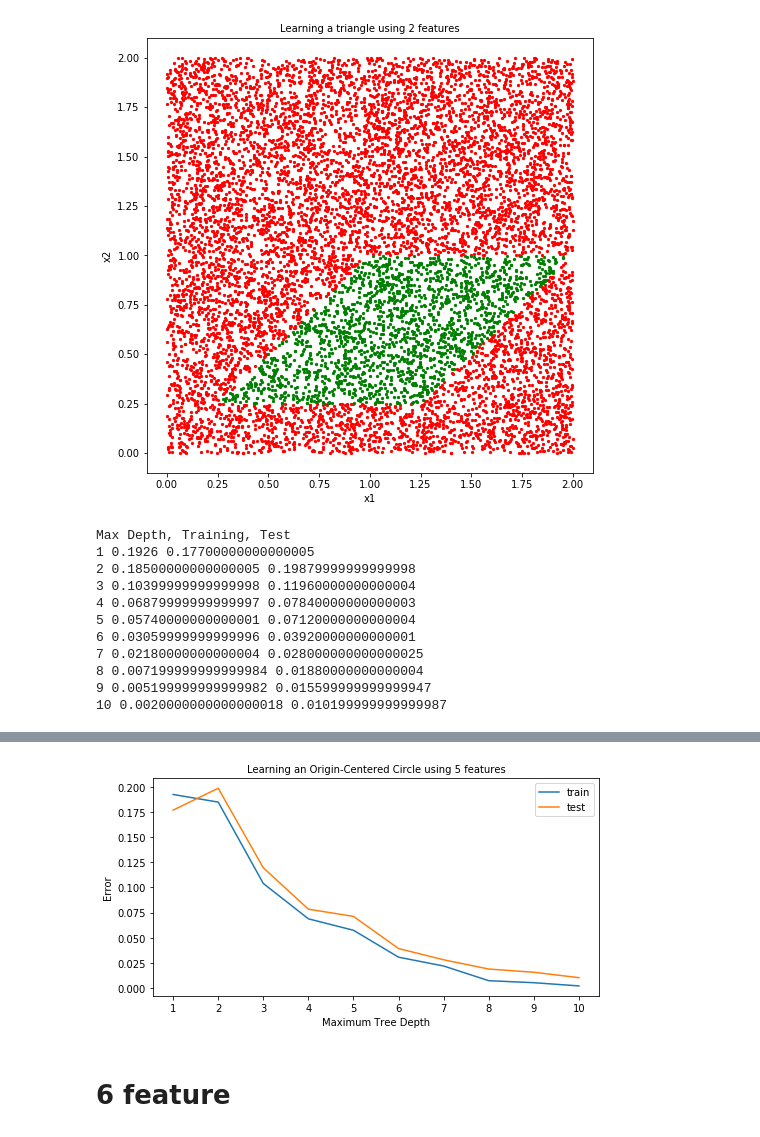
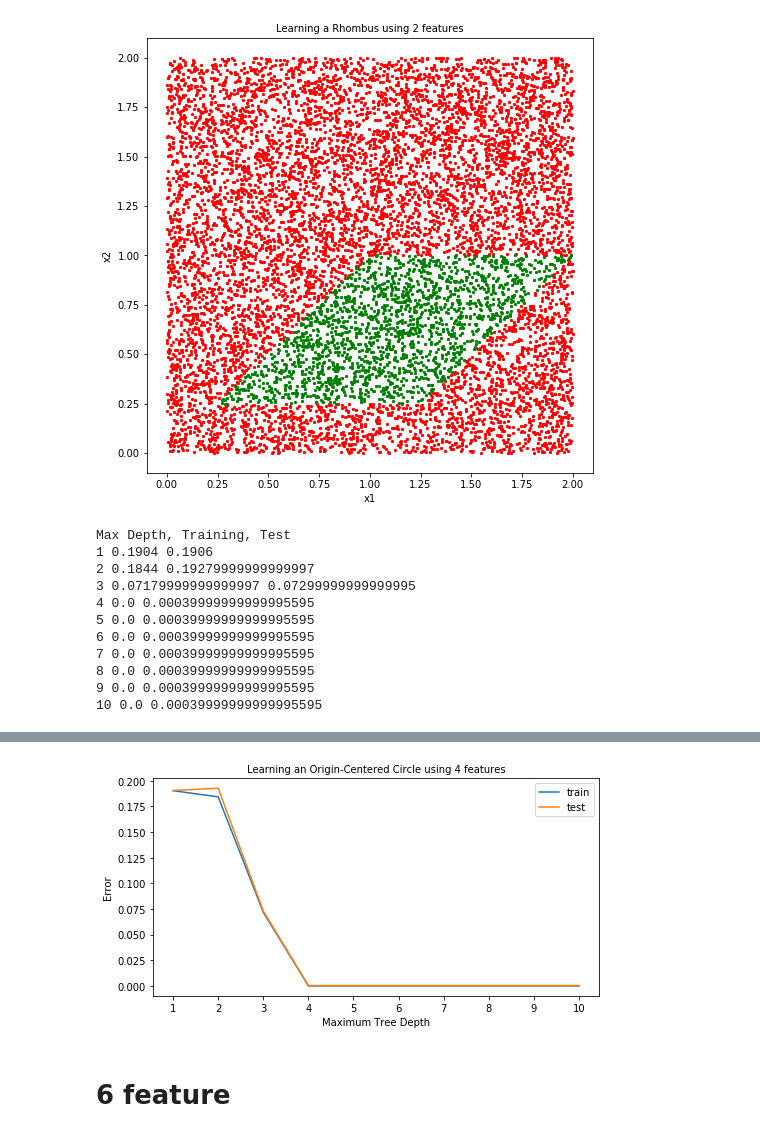
Before and after one commit to Chuezhang2278/CSC44800_Machine_Learning, a Jupyter notebook: AS03/Zhang_Chue_AS03.ipynb, the cells around one changed output, grey strips where cells are left out. Cells and saved outputs as stored; diff of their text form; code cells hidden in the pictures.

```diff
--- a/AS03/Zhang_Chue_AS03.ipynb
+++ b/AS03/Zhang_Chue_AS03.ipynb
@@ -25,7 +25,7 @@ for i in range(0,npts):
     X1[i,0] = np.random.uniform(0.0,2.0)
     X1[i,1] = np.random.uniform(0.0,2.0)
 
-    if (X1[i,1]>=0.0) and X1[i,0]/X1[i,1]>=0.75 and (X1[i,1]<=0.75) and (2-X1[i,0])/(1-X1[i,1]) >= 0.75:
+    if (X1[i,1]>=0.25) and X1[i,0]/X1[i,1]>=1 and (X1[i,1]<=1) and (2-X1[i,0])/(1-X1[i,1]) >= 1:
         y1[i] = 1
     else:
         y1[i] = 0
@@ -114,9 +114,8 @@ y2 = np.zeros(npts)
 for i in range(0,npts):
     X2[i,0] = np.random.uniform(0.0,2.0)
     X2[i,1] = np.random.uniform(0.0,2.0)
-    X2[i,2] = X2[i,0]**2
-    X2[i,3] = X2[i,0]*X2[i,1]
-    X2[i,4] = X2[i,1]**2
+    X2[i,2] = X2[i,0]+X2[i,1]
+    X2[i,3] = X2[i,0]-X2[i,1]
 
     if (X2[i,1]>=0.25) and X2[i,0]/X2[i,1]>=1 and (X2[i,1]<=1) and (2-X2[i,0])/(1-X2[i,1]) >= 1:
         y2[i] = 1
@@ -125,17 +124,17 @@ for i in range(0,npts):
 # %%
 plt.close('all')
 plt.figure(figsize=(8, 8))
-plt.title('Learning a triangle using 2 features', fontsize='medium')
+plt.title('Learning a Rhombus using 2 features', fontsize='medium')
 plt.xlabel('x1')
 plt.ylabel('x2')
 plt.scatter(x = X2[y2==0, 0], y = X2[y2==0, 1], color='red', label='0', s=5)
 plt.scatter(x = X2[y2==1, 0], y = X2[y2==1, 1], color='green', label='1', s=5)
 plt.axis(range=1, aspect=1)
 plt.xlim(-0.1,2.1)
 plt.ylim(-0.1,2.1)
 plt.show()
 # %% [output]
-[figure, old version]
+[figure, new version]
 # %%
 X2_train, X2_test, y2_train, y2_test = train_test_split(
          X2, y2, test_size=0.50, random_state=0)
@@ -164,16 +163,16 @@ for i in range(0,MaxDepth):
     print(i+1,Errors[i,0],Errors[i,1])
 # %% [output]
 Max Depth, Training, Test
-1 0.1926 0.17700000000000005
-2 0.18500000000000005 0.19879999999999998
-3 0.10399999999999998 0.11960000000000004
-4 0.06879999999999997 0.07840000000000003
-5 0.05740000000000001 0.07120000000000004
-6 0.03059999999999996 0.03920000000000001
-7 0.02180000000000004 0.028000000000000025
-8 0.007199999999999984 0.01880000000000004
-9 0.005199999999999982 0.015599999999999947
-10 0.0020000000000000018 0.010199999999999987
+1 0.1904 0.1906
+2 0.1844 0.19279999999999997
+3 0.07179999999999997 0.07299999999999995
+4 0.0 0.00039999999999995595
+5 0.0 0.00039999999999995595
+6 0.0 0.00039999999999995595
+7 0.0 0.00039999999999995595
+8 0.0 0.00039999999999995595
+9 0.0 0.00039999999999995595
+10 0.0 0.00039999999999995595
 # %%
 export_graphviz(tree, out_file='t5a.dot', feature_names=['x','y,','x**2','xy','y**2'])
 with open('T5a.dot') as f:
@@ -186,14 +185,14 @@ plt.close('all')
 fig, ax = plt.subplots(nrows=1, ncols=1, figsize = (8,4))
 ax.set_xlabel('Maximum Tree Depth')
 ax.set_ylabel('Error')
-ax.set_title('Learning an Origin-Centered Circle using 5 features', fontsize ='medium')
+ax.set_title('Learning an Origin-Centered Circle using 4 features', fontsize ='medium')
 ax.xaxis.set_major_locator(MaxNLocator(integer=True))
 ax.plot(np.arange(1,MaxDepth+1),Errors[:,0], label='train')
 ax.plot(np.arange(1,MaxDepth+1),Errors[:,1], label='test')
 ax.legend(loc='upper right', fontsize='medium')
 plt.show()
 # %% [output]
-[figure, old version]
+[figure, new version]
 # %% [markdown]
 # 6 feature
 # %%
```
Also changed, not shown: parts of 10 cells of this notebook, 1 other file.
